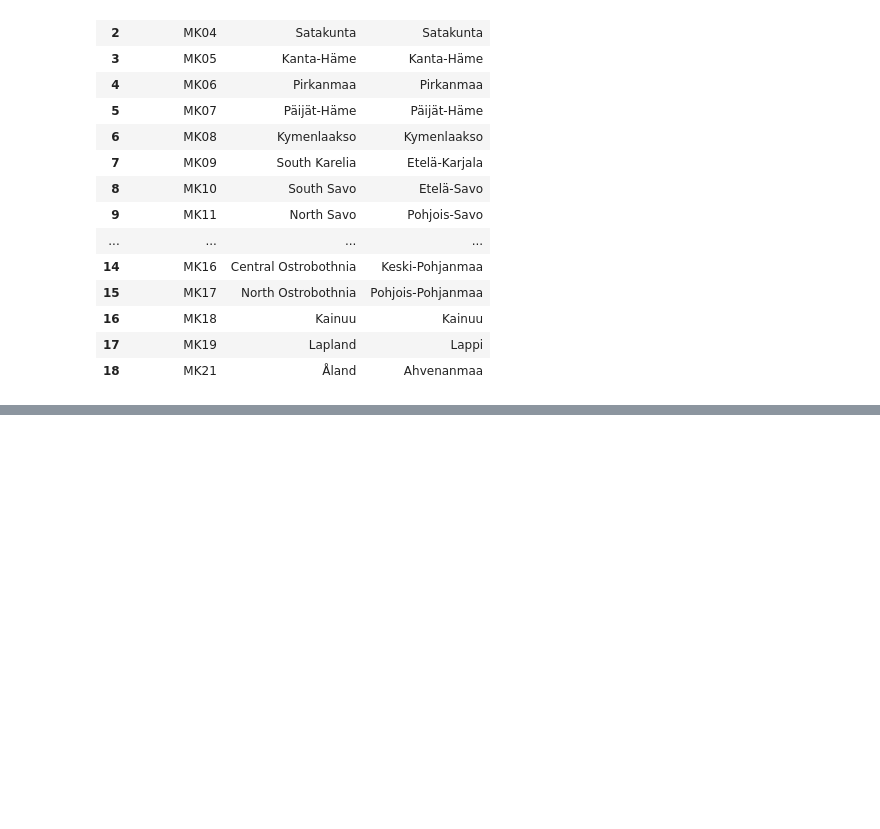
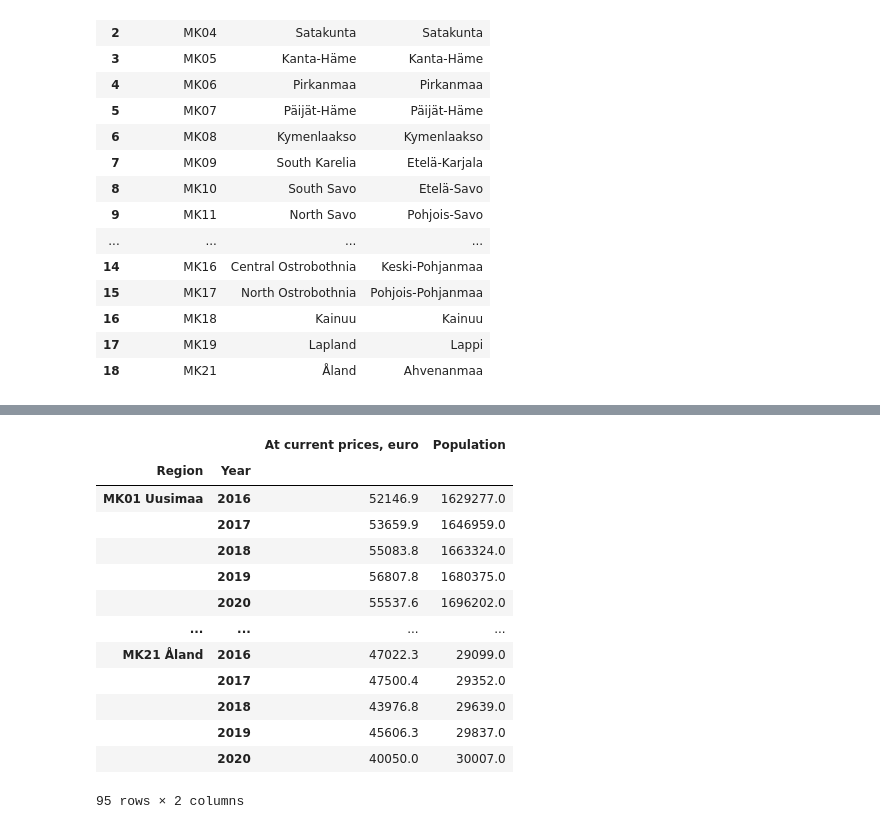
Before and after one commit to gydis/OP-heist-project, a Jupyter notebook: indices_calculation/gdp_region_index.ipynb, the cells around one changed output, grey strips where cells are left out. Drawn from its saved outputs; the diff is of its cells as text; code cells hidden in the pictures; blank space fills up the shorter version.

```diff
--- a/indices_calculation/gdp_region_index.ipynb
+++ b/indices_calculation/gdp_region_index.ipynb
@@ -185,0 +132,22 @@ df
+# %%
+values = json_data['value']
+shape = json_data['size']
+
+json_year = json_data['dimension']['Vuosi']['category']['label'].values()
+json_region = json_data['dimension']['Alue']['category']['label'].values()
+json_education = json_data['dimension']['Tiedot']['category']['label'].values()
+print(json_year)
+print(json_region)
+print(json_education)
+print(len(json_year))
+print(len(json_region))
+print(len(json_education))
+print(shape)
+
+# Load values into a 1D NumPy array
+values = np.array(values).reshape(shape).squeeze()
+# reshape = np.reshape(values, (19,12,6))
+# print(reshape.shape)
+# reshape
+print(values.shape)
+values
@@ -185,0 +180,37 @@ df
+# %%
+# Create the nested index
+tuples = []
+for region in json_region:
+    for year in json_year:
+        tuples.append((region, year))
+
+index = pd.MultiIndex.from_tuples(tuples, names=["Region", "Year"])
+
+# Create a NumPy array from the value list
+value_array = np.array(json_data['value'])
+shape = json_data['size']
+
+transformed_array = np.array(value_array).reshape(shape).squeeze()
+# reshape from (5, 19, 12, 4) to (5*19*12, 4)
+transformed_array = transformed_array.reshape(-1, len(json_education))
+
+# Create a DataFrame from the value list with the nested index
+df = pd.DataFrame(data=transformed_array, index=index, columns=json_education)
+
+# Print the DataFrame
+df
+# %% [output]
+|  |  | At current prices, euro | Population |
+| Region | Year |  |  |
+| MK01 Uusimaa | 2016 | 52146.9 | 1629277.0 |
+|  | 2017 | 53659.9 | 1646959.0 |
+|  | 2018 | 55083.8 | 1663324.0 |
+|  | 2019 | 56807.8 | 1680375.0 |
+|  | 2020 | 55537.6 | 1696202.0 |
+| ... | ... | ... | ... |
+| MK21 Åland | 2016 | 47022.3 | 29099.0 |
+|  | 2017 | 47500.4 | 29352.0 |
+|  | 2018 | 43976.8 | 29639.0 |
+|  | 2019 | 45606.3 | 29837.0 |
+|  | 2020 | 40050.0 | 30007.0 |
+95 rows × 2 columns
```
Also changed, not shown: parts of 8 cells of this notebook, 1 other file.
